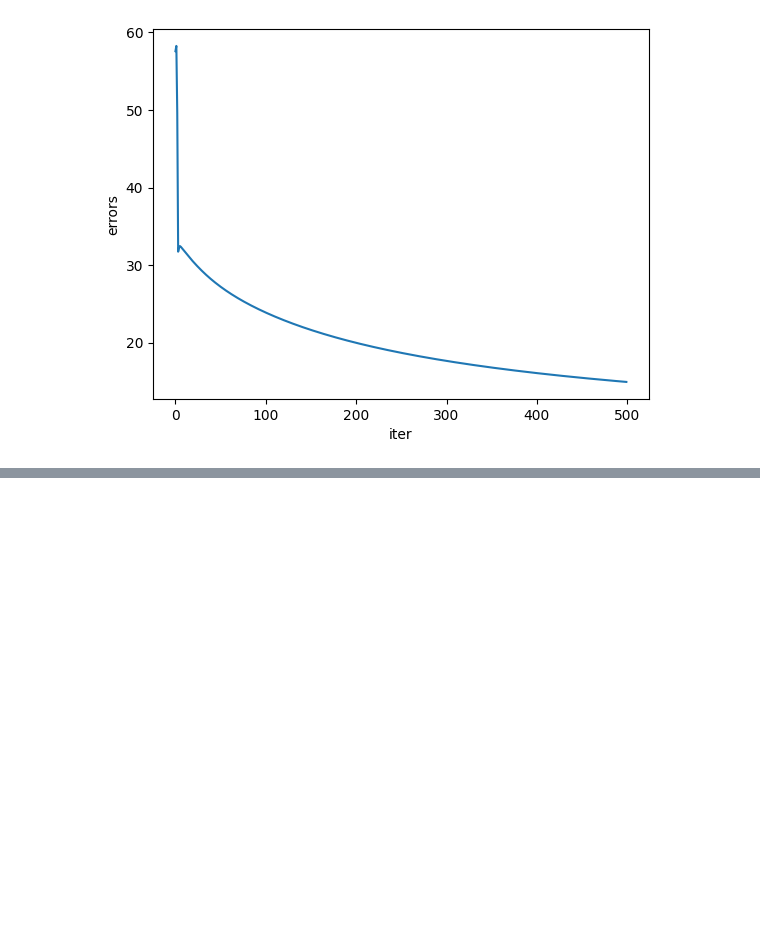
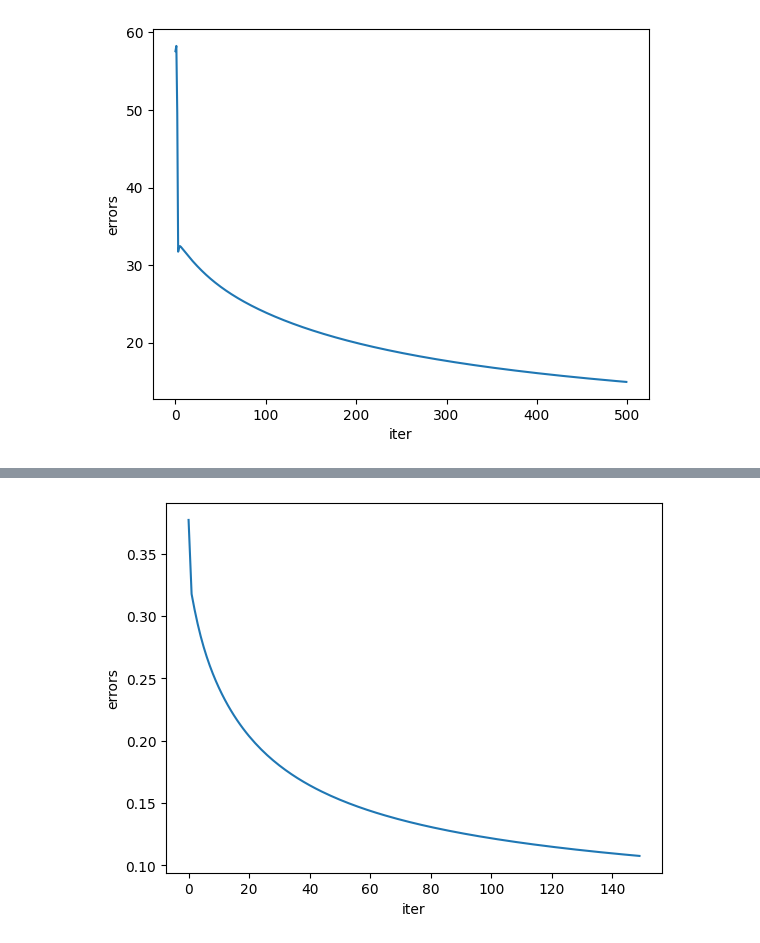
Before and after one commit to BiPaulEr/MachineLearning, a Jupyter notebook: Regression/Regression.ipynb, the cells around one changed output, grey strips where cells are left out. Saved outputs shown, nothing was run; the diff lists cells and outputs as text; code cells hidden in the pictures; blank space fills up the shorter version.

```diff
--- a/Regression/Regression.ipynb
+++ b/Regression/Regression.ipynb
@@ -201,2 +163,6 @@ plotWeights(weightsStack)
+# %%
+plotErrors(errorStack)
+# %% [output]
+[figure, added]
 # %%
 def stocGradAscent1_alpha(dataMatrix, classLabels, numIter=150):
```
Also changed, not shown: parts of 16 cells of this notebook.
